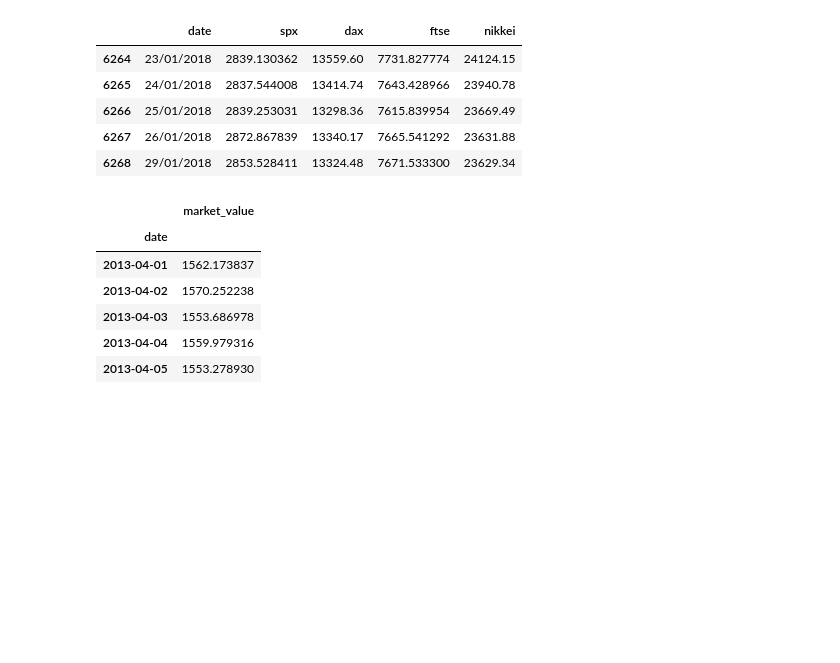
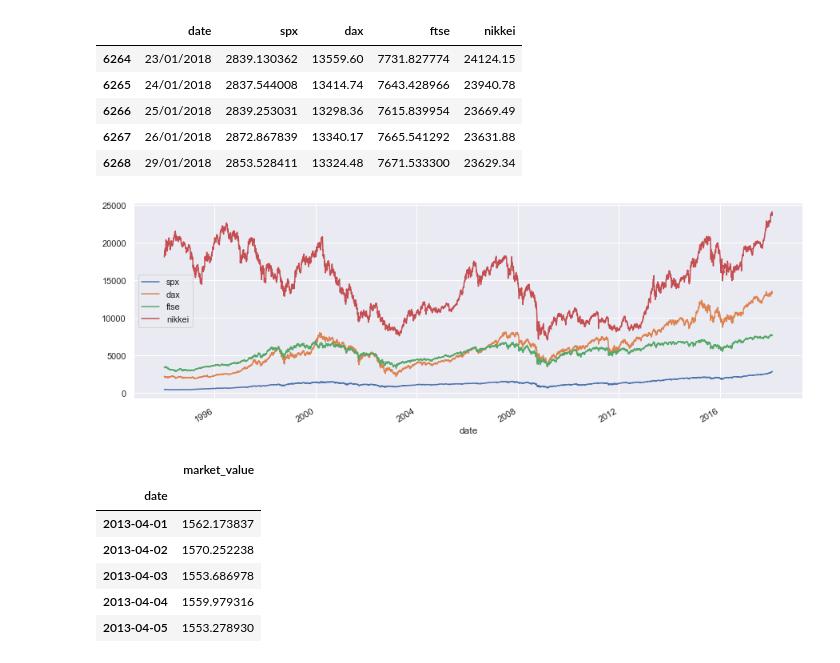
Before and after one commit to mkang32/snp500-analysis, a Jupyter notebook: notebooks/1.basics.ipynb, the cells around one changed output. Saved outputs shown, nothing was run; the diff lists cells and outputs as text; code cells hidden in the pictures; blank space fills up the shorter version.

```diff
--- a/notebooks/1.basics.ipynb
+++ b/notebooks/1.basics.ipynb
@@ -32 +41,6 @@ raw_data.tail()
+# %%
+df_comp.plot(figsize=(15, 5))
+plt.show()
+# %% [output]
+[figure, added]
 # %%
```
Also changed, not shown: parts of 10 cells of this notebook, 1 other file.
